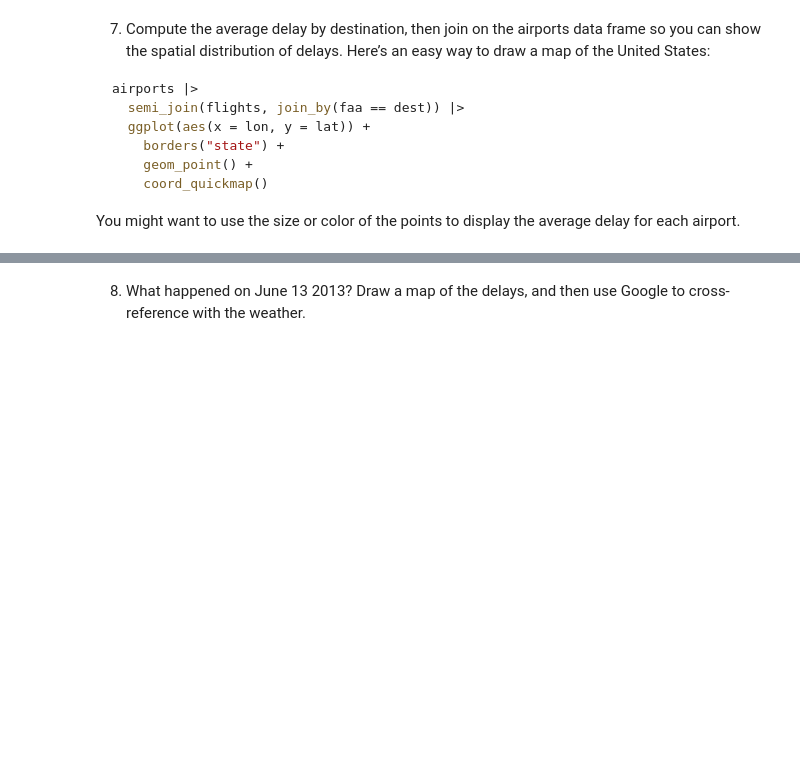
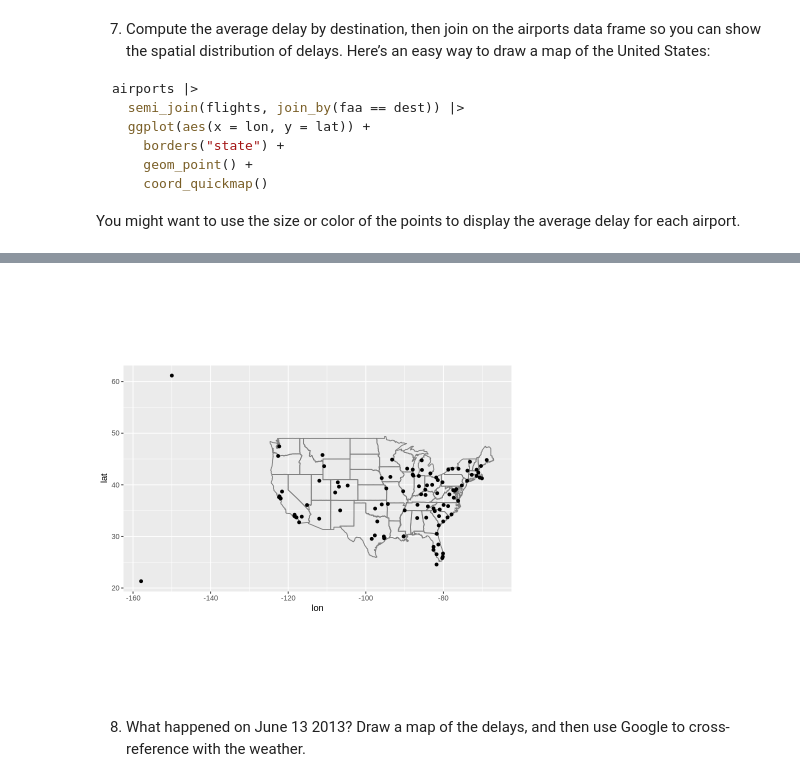
Before and after one commit to swill04/R4DS_exercises, a Jupyter notebook: week10_hw.ipynb, the cells around one changed output, grey strips where cells are left out. Cells and saved outputs as stored; diff of their text form; code cells hidden in the pictures; blank space fills up the shorter version.

```diff
--- a/week10_hw.ipynb
+++ b/week10_hw.ipynb
@@ -355,2 +416,11 @@ You might want to use the size or color of the points to display the average del
+# %%
+airports |>
+  semi_join(flights, join_by(faa == dest)) |>
+  ggplot(aes(x = lon, y = lat)) +
+    borders("state") +
+    geom_point() +
+    coord_quickmap()
+# %% [output]
+[figure, added]
 # %% [markdown]
 8. What happened on June 13 2013? Draw a map of the delays, and then use Google to cross-reference with the weather.
```
Also changed, not shown: parts of 10 cells of this notebook.
